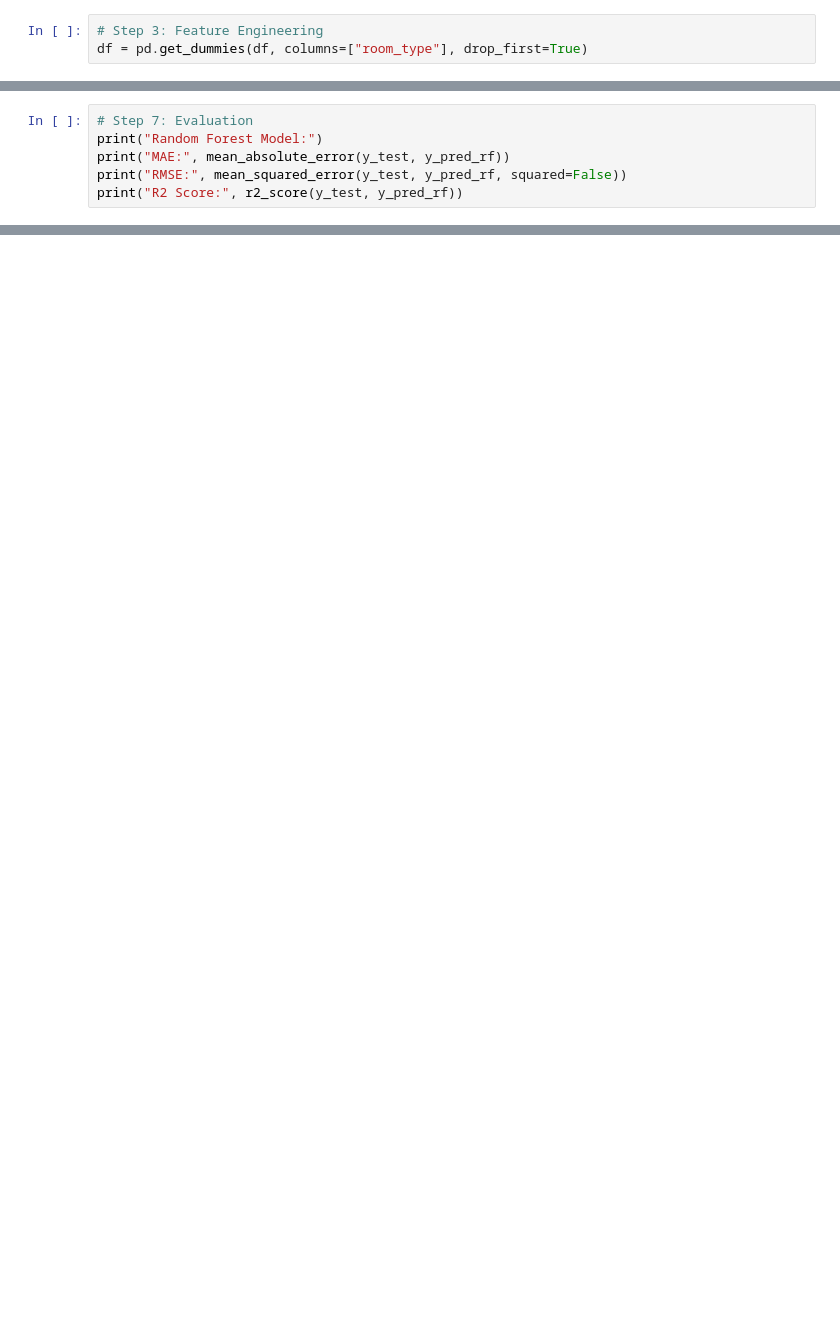
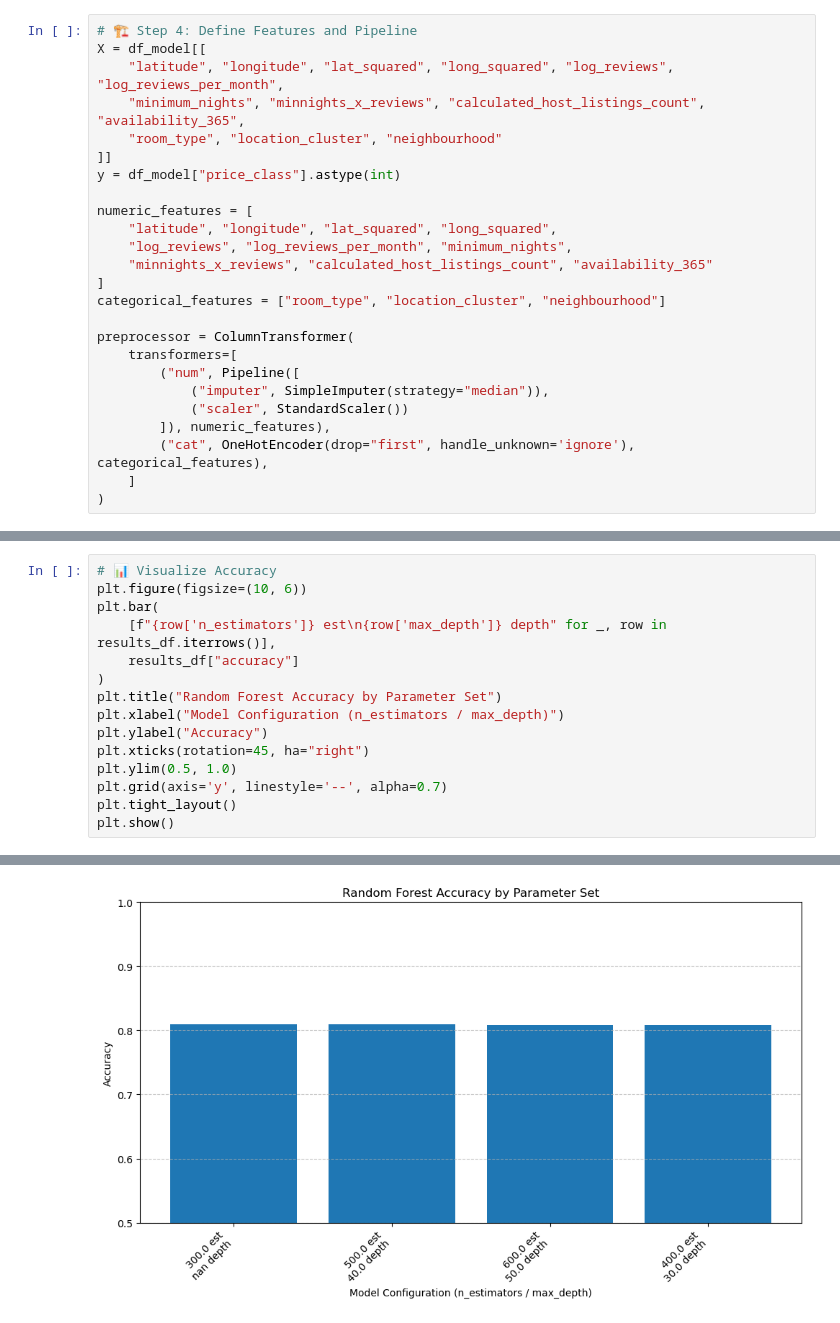
Before and after one commit to k22delafuente/project_4_air_bnb, a Jupyter notebook: Las_vegas-1.ipynb, the cells around one changed output, grey strips where cells are left out. Cells and saved outputs as stored; diff of their text form; blank space fills up the shorter version.

```diff
--- a/Las_vegas-1.ipynb
+++ b/Las_vegas-1.ipynb
@@ -45,4 +46,26 @@ df["price"] = df["price"].replace({'$':'', ',':''}, regex=True).astype(float)
 # %%
-# Step 3: Feature Engineering
-df = pd.get_dummies(df, columns=["room_type"], drop_first=True)
+# 🏗️ Step 4: Define Features and Pipeline
+X = df_model[[
+    "latitude", "longitude", "lat_squared", "long_squared", "log_reviews", "log_reviews_per_month",
+    "minimum_nights", "minnights_x_reviews", "calculated_host_listings_count", "availability_365",
+    "room_type", "location_cluster", "neighbourhood"
+]]
+y = df_model["price_class"].astype(int)
+
+numeric_features = [
+    "latitude", "longitude", "lat_squared", "long_squared",
+    "log_reviews", "log_reviews_per_month", "minimum_nights",
+    "minnights_x_reviews", "calculated_host_listings_count", "availability_365"
+]
+categorical_features = ["room_type", "location_cluster", "neighbourhood"]
+
+preprocessor = ColumnTransformer(
+    transformers=[
+        ("num", Pipeline([
+            ("imputer", SimpleImputer(strategy="median")),
+            ("scaler", StandardScaler())
+        ]), numeric_features),
+        ("cat", OneHotEncoder(drop="first", handle_unknown='ignore'), categorical_features),
+    ]
+)
 # %%
@@ -63,7 +128,16 @@ y_pred_lr = lr_model.predict(X_test)
 # %%
-# Step 7: Evaluation
-print("Random Forest Model:")
-print("MAE:", mean_absolute_error(y_test, y_pred_rf))
-print("RMSE:", mean_squared_error(y_test, y_pred_rf, squared=False))
-print("R2 Score:", r2_score(y_test, y_pred_rf))
+# 📊 Visualize Accuracy
+plt.figure(figsize=(10, 6))
+plt.bar(
+    [f"{row['n_estimators']} est\n{row['max_depth']} depth" for _, row in results_df.iterrows()],
+    results_df["accuracy"]
+)
+plt.title("Random Forest Accuracy by Parameter Set")
+plt.xlabel("Model Configuration (n_estimators / max_depth)")
+plt.ylabel("Accuracy")
+plt.xticks(rotation=45, ha="right")
+plt.ylim(0.5, 1.0)
+plt.grid(axis='y', linestyle='--', alpha=0.7)
+plt.tight_layout()
+plt.show()
 # %% [output]
@@ -75 +144,2 @@ R2 Score: 0.005288665412875204
+[figure, added]
 # %%
```
Also changed, not shown: parts of 17 cells of this notebook.
